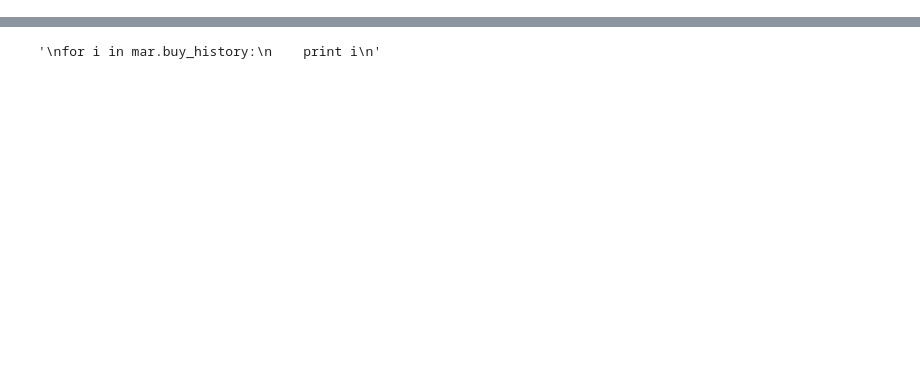
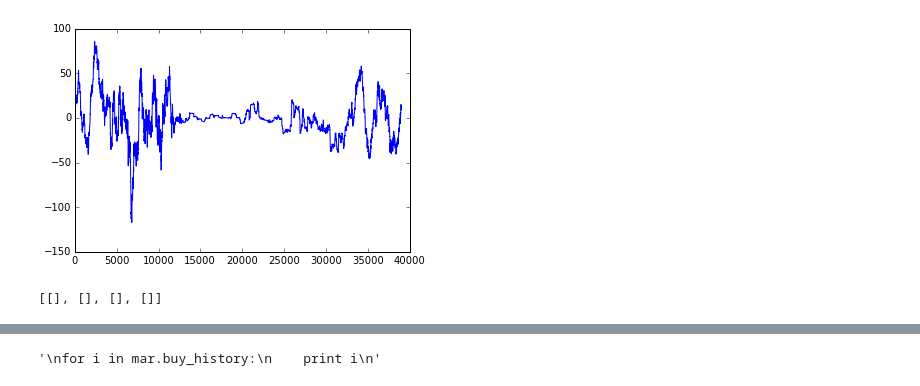
Before and after one commit to beeleb/Market-Model, a Jupyter notebook: trader model.ipynb, the cells around one changed output, grey strips where cells are left out. Saved outputs shown, nothing was run; the diff lists cells and outputs as text; code cells hidden in the pictures; blank space fills up the shorter version.

```diff
--- a/trader model.ipynb
+++ b/trader model.ipynb
@@ -270,0 +552,4 @@ Populating the interactive namespace from numpy and matplotlib
+# %%
+move_ave(lis,1000)
+# %% [output]
+[figure, added]
@@ -271,3 +571,7 @@ Populating the interactive namespace from numpy and matplotlib
+# %%
+mms
+# %% [output]
+[[], [], [], []]
 # %%
 # マーケットメイカーが関与した約定が全体のうちどのぐらいあるのかを調べたい，後で関数化する
 number = 0
```
Also changed, not shown: parts of 36 cells of this notebook, 1 other file.
